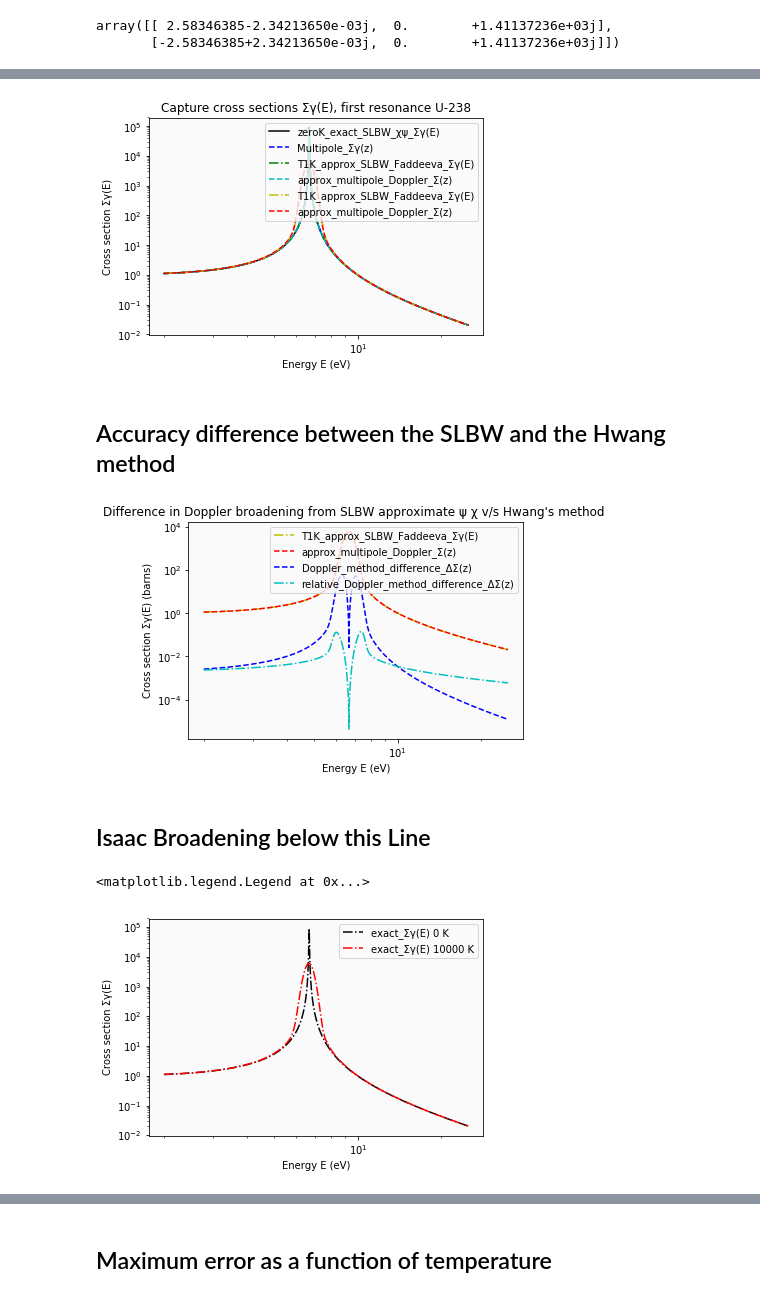
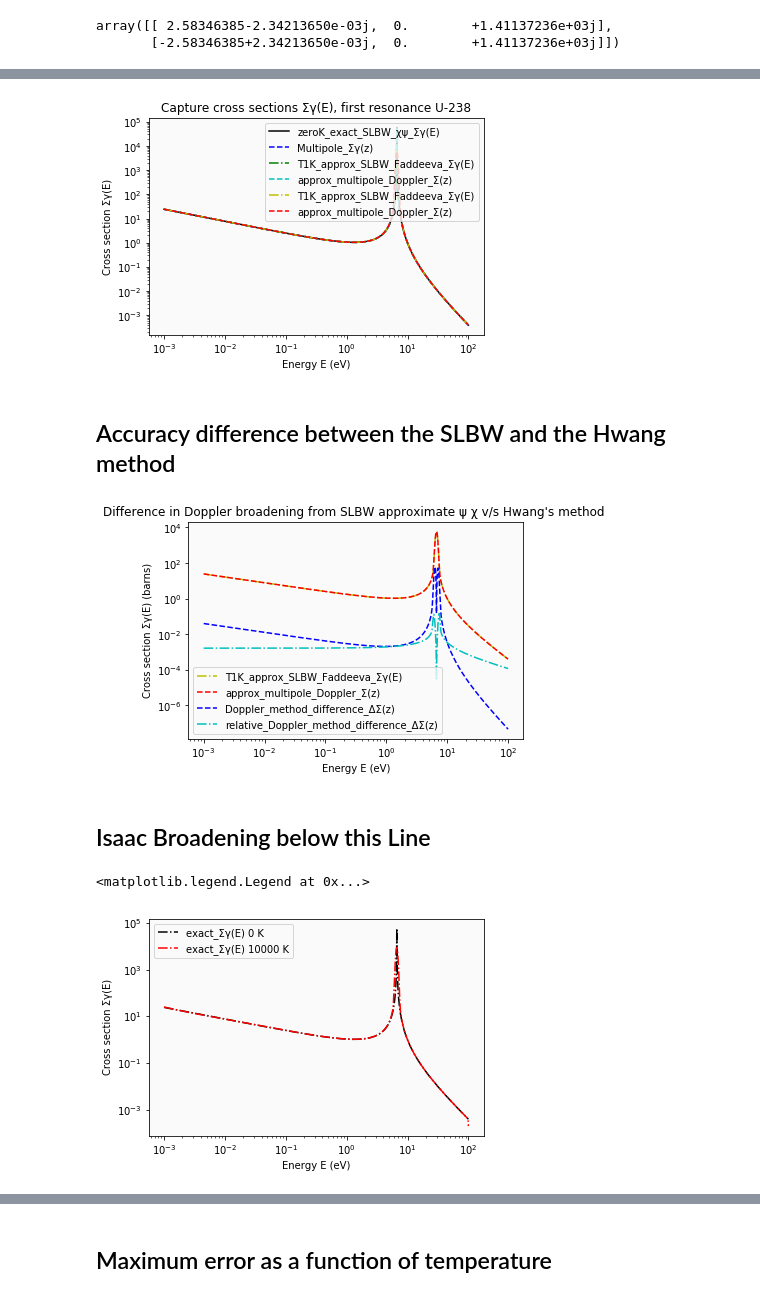
Before and after one commit to icmeyer/Uncertainty-Methods-Toy-Problem, a Jupyter notebook: temperature treatment.ipynb, the cells around one changed output, grey strips where cells are left out. Cells and saved outputs as stored; diff of their text form; code cells hidden in the pictures.

```diff
--- a/temperature treatment.ipynb
+++ b/temperature treatment.ipynb
@@ -38,9 +38,9 @@ from vector_fit import VF_algorithm, rational_function
 > This toy-problem consists of the 1st caputre cross section of U-238
 # %%
 # Energy grid structure
-E_max = 2.5*10**(1) # Minimum energy of the energy groups
-E_min = 2*10**(0) # Maximum energy of the energy groups & the cutoff energy of the fision spectrum
-N_g = 3000 # Number of energy groups
+E_max = 10**(2) # Minimum energy of the energy groups
+E_min = 10**(-3) # Maximum energy of the energy groups & the cutoff energy of the fision spectrum
+N_g = 1000 # Number of energy groups
 E_g = np.logspace(np.log10(E_min),np.log10(E_max),N_g) # Energy groups (here log-spaced) for flux ψ
 z_g = E_g**0.5 # Energy groups (here log-spaced) for flux ψ
 
@@ -215,7 +215,7 @@ plt.legend()
 
 plt.rcParams['axes.facecolor'] = '0.98'
 # %% [output]
-[figure, old version]
+[figure, new version]
 # %% [markdown]
 ## Accuracy difference between the SLBW and the Hwang method
 # %%
@@ -247,26 +247,27 @@ plt.legend()
 
 plt.rcParams['axes.facecolor'] = '0.98'
 # %% [output]
-[figure, old version]
+[figure, new version]
 # %% [markdown]
 ## Isaac Broadening below this Line
 # %%
 # Broaden the 0 K cross section
-from broaden_module_ext.doppler import broaden
+from brute_force.doppler import broaden
+import copy
 
 exact_Σγ_0K = np.array([exact_Σγ(E_g[g], μ_Γ_U238) for g in range(E_g.size)])
 T_broad = 10000 # Kelvin
 A = 238
-sigma1_Doppler_Σγ = broaden(E_g, exact_Σγ_0K, T_broad, A)
+sigma1_Doppler_Σγ = broaden(E_g, exact_Σγ_0K, T_broad, A, E_g)
 
 plt.loglog(E_g , np.array([exact_Σγ(E_g[g], μ_Γ_U238) for g in range(E_g.size)]) , '-.k', label='exact_Σγ(E) 0 K')
 plt.loglog(E_g , sigma1_Doppler_Σγ , '-.r', label='exact_Σγ(E) {:d} K'.format(T_broad))
 plt.ylabel('Cross section Σγ(E)')
 plt.xlabel('Energy E (eV)')
 plt.legend()
 # %% [output]
 <matplotlib.legend.Legend at 0x...>
-[figure, old version]
+[figure, new version]
 # %%
 # Comparison at 10000 K between methods
 abs_err_of_SLBW_Faddeeva = T1K_approx_SLBW_Faddeeva_Σγ - sigma1_Doppler_Σγ
```
Also changed, not shown: parts of 7 cells of this notebook, 7 other files.
